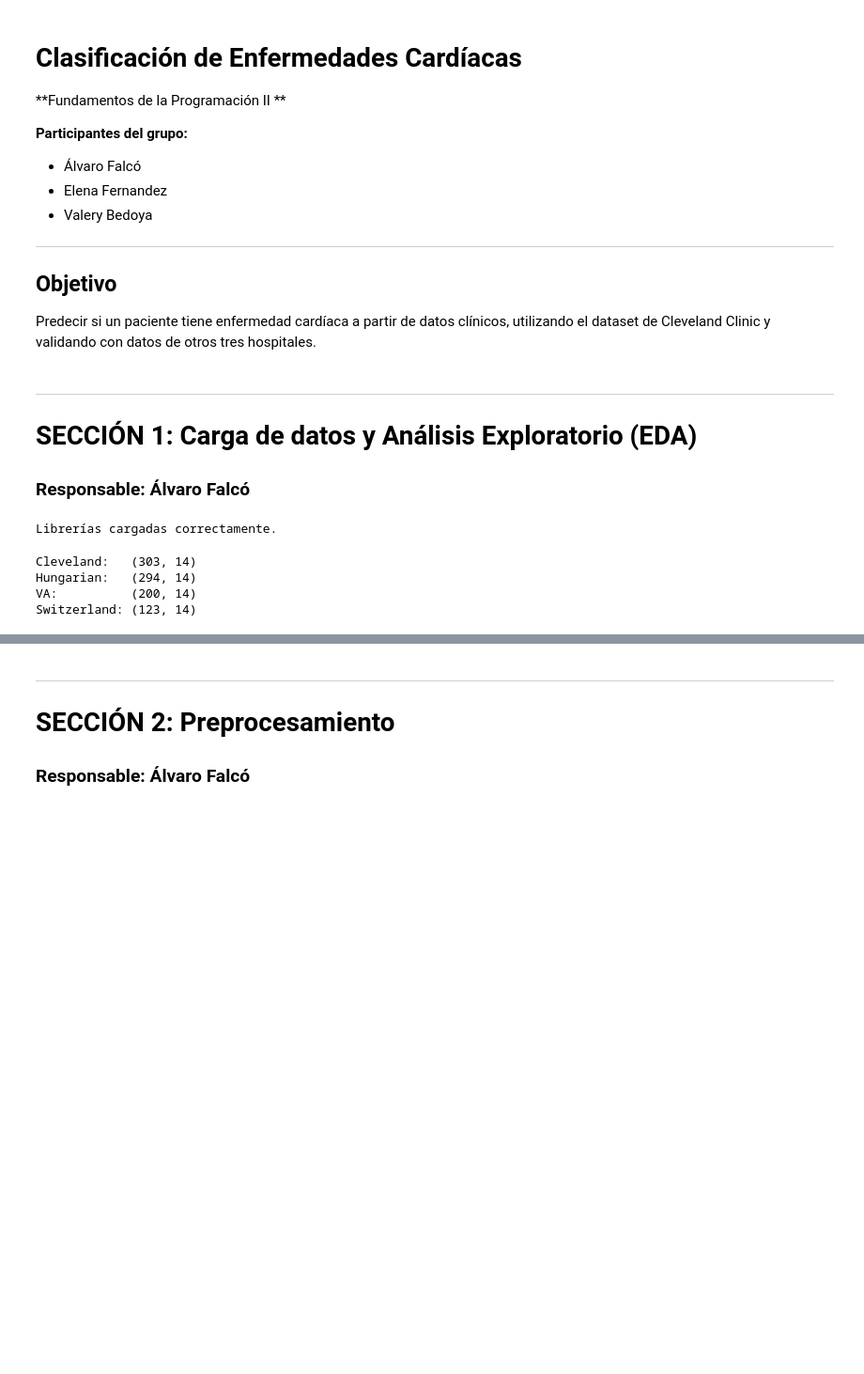
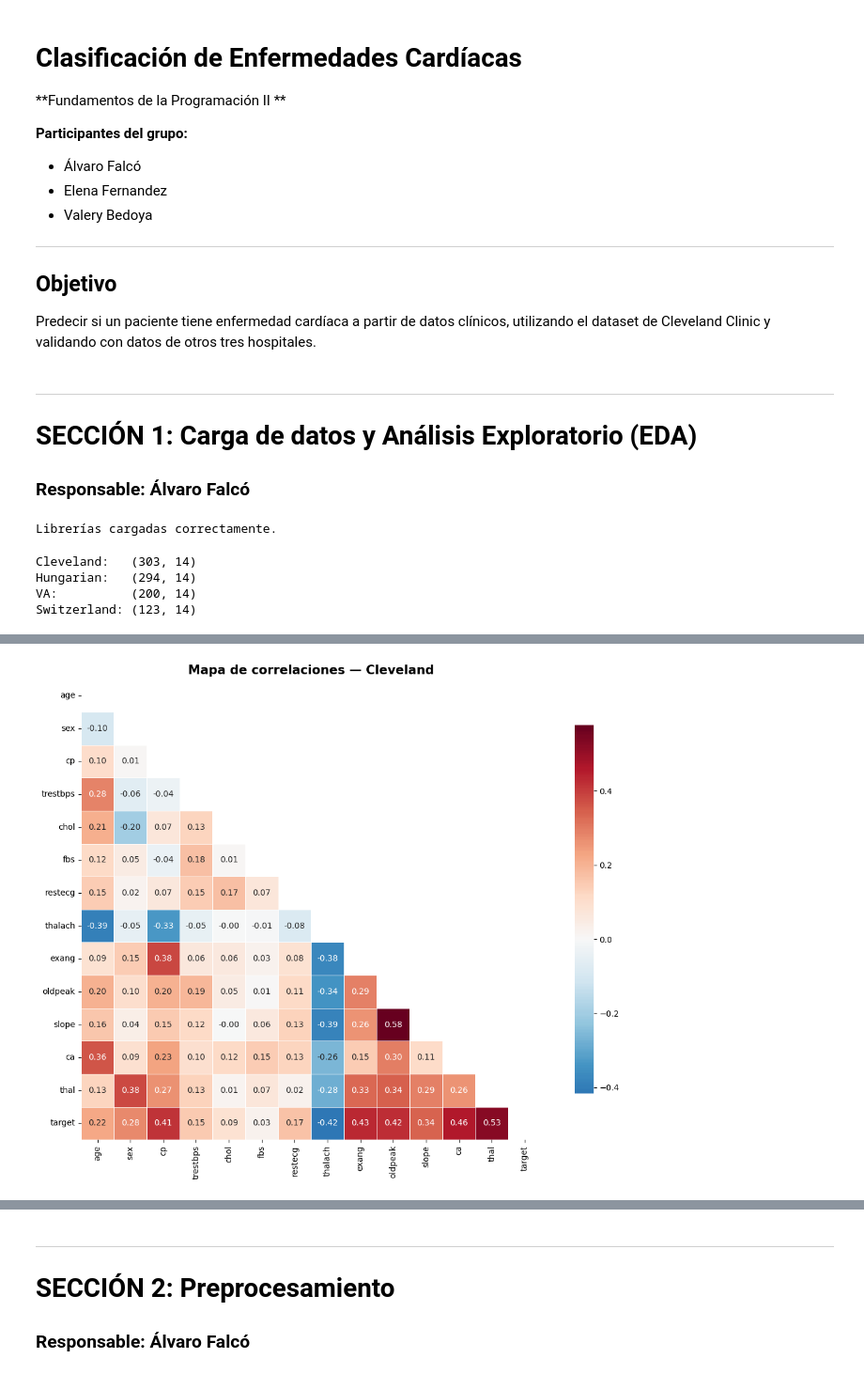
Before and after one commit to Codevalb/trabajo_final_programacion_II, a Jupyter notebook: E8FP GRUPOejem.ipynb, the cells around one changed output, grey strips where cells are left out. Shown at 94% size. Drawn from its saved outputs; the diff is of its cells as text; code cells hidden in the pictures; blank space fills up the shorter version.

```diff
--- a/E8FP GRUPOejem.ipynb
+++ b/E8FP GRUPOejem.ipynb
@@ -234,0 +431,89 @@ fbs         0.025264
+# %%
+#EDA — heatmap de correlaciones
+
+#Se importa NumPy para realizar operaciones matemáticas y trabajar con matrices.
+import numpy as np
+
+#Se crea una copia temporal del dataset de Cleveland.
+#Esto evita modificar el dataset original.
+df_corr = df_cleveland.copy()
+
+#Se transforma la variable objetivo en un problema binario:
+#0 = sin enfermedad
+#1 = con enfermedad
+df_corr['target'] = (df_corr['num'] > 0).astype(int)
+
+#Se define el tamaño de la figura.
+plt.figure(figsize=(12, 9))
+
+#Se calcula la matriz de correlaciones entre variables.
+#La columna 'num' original se elimina porque ya existe la versión binaria 'target'.
+corr_matrix = df_corr.drop('num', axis=1).corr()
+
+#Se crea una máscara triangular superior.
+#Esto sirve para ocultar la mitad repetida de la matriz y mejorar la visualización.
+mask = np.triu(np.ones_like(corr_matrix, dtype=bool))
+
+#Se genera el mapa de calor de correlaciones.
+sns.heatmap(
+
+    #Matriz de correlaciones.
+    corr_matrix,
+
+    #Aplica la máscara triangular.
+    mask=mask,
+
+    #Muestra los valores numéricos dentro de cada celda.
+    annot=True,
+
+    #Formato numérico con 2 decimales.
+    fmt='.2f',
+
+    #Mapa de colores:
+    #Azul = correlación negativa
+    #Rojo = correlación positiva
+    cmap='RdBu_r',
+
+    #Centro de colores en 0.
+    center=0,
+
+    #Hace que las celdas sean cuadradas.
+    square=True,
+
+    #Líneas separadoras entre celdas.
+    linewidths=0.5,
+
+    #Reduce ligeramente el tamaño de la barra lateral de colores.
+    cbar_kws={'shrink': 0.8}
+)
+
+#Título general del gráfico.
+plt.title(
+    'Mapa de correlaciones — Cleveland',
+    fontsize=15,
+    fontweight='bold'
+)
+
+#Ajusta automáticamente los espacios.
+plt.tight_layout()
+
+#Se guarda la figura en formato PNG.
+#dpi=150 mejora la calidad de la imagen exportada.
+plt.savefig('fig_correlacion.png', bbox_inches='tight', dpi=150)
+
+#Muestra el gráfico en pantalla.
+plt.show()
+
+#Análisis de correlación con la variable objetivo.
+
+#Se selecciona la correlación de cada variable con 'target'.
+#drop('target') elimina la autocorrelación de la propia variable.
+#abs() convierte todos los valores en positivos para medir únicamente la fuerza de relación.
+#sort_values() ordena las variables de mayor a menor correlación.
+corrs_target = corr_matrix['target'].drop('target').abs().sort_values(ascending=False)
+
+#Se muestra por pantalla el ranking de correlaciones.
+print('Correlación con el target (valor absoluto):')
+print(corrs_target.to_string())
+# %% [output]
+[figure, added]
```
Also changed, not shown: parts of 12 cells of this notebook.
